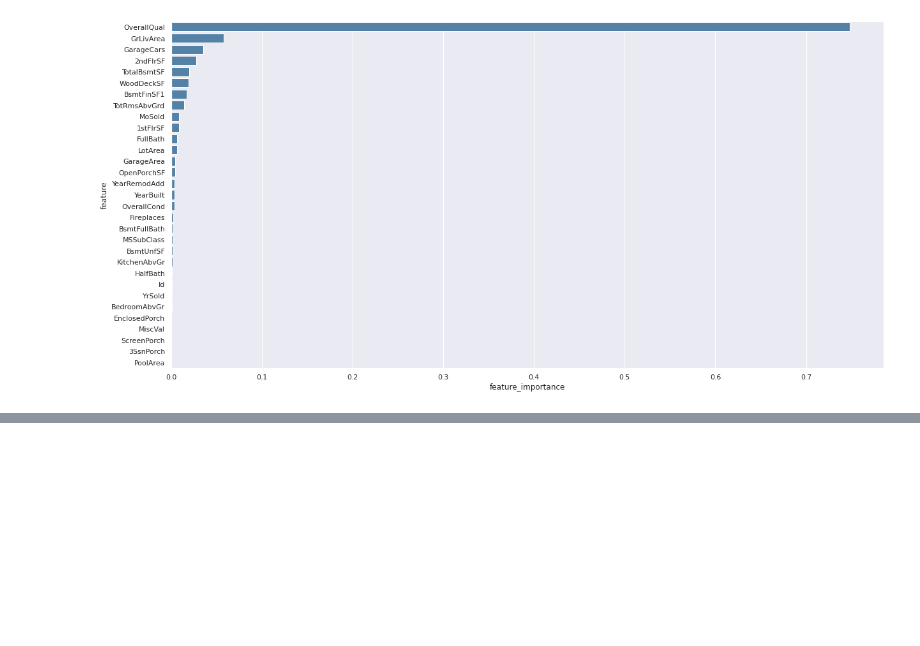
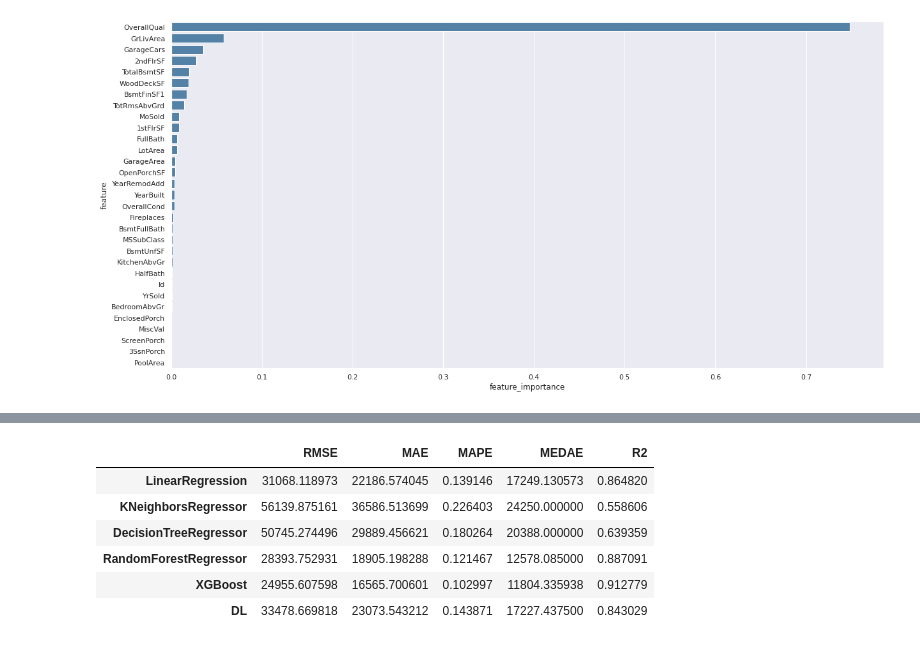
Before and after one commit to VascoBartolo/ML_project, a Jupyter notebook: ML_project.ipynb, the cells around one changed output, grey strips where cells are left out. Saved outputs shown, nothing was run; the diff lists cells and outputs as text; code cells hidden in the pictures; blank space fills up the shorter version.

```diff
--- a/ML_project.ipynb
+++ b/ML_project.ipynb
@@ -469,0 +634,27 @@ sns_feats = sns.barplot(x='feature_importance', y='feature', data=data_feat, ori
+# %%
+#mse_bestmodel=mean_squared_error(y_test, y_pred)
+rmse_DL=mean_squared_error(y_test, y_pred_DL, squared=False)
+mae_DL=mean_absolute_error(y_test, y_pred_DL)
+mape_DL=mean_absolute_percentage_error(y_test, y_pred_DL)
+medae_DL=median_absolute_error(y_test, y_pred_DL)
+r2_DL=r2_score(y_test, y_pred_DL)
+
+#Generate a comparison table
+metrics_bestmodel = pd.DataFrame({
+    'RMSE': [rmse_lr, rmse_kn, rmse_dt, rmse_rf, rmse_xgb, rmse_DL ],
+    'MAE': [mae_lr, mae_kn, mae_dt, mae_rf, mae_xgb, mae_DL],
+    'MAPE': [mape_lr, mape_kn, mape_dt, mape_rf, mape_xgb, mape_DL],
+    'MEDAE': [medae_lr, medae_kn, medae_dt, medae_rf, medae_xgb, medae_DL],
+    'R2': [r2_lr, r2_kn, r2_dt, r2_rf, r2_xgb, r2_DL],
+
+},index=["LinearRegression","KNeighborsRegressor","DecisionTreeRegressor","RandomForestRegressor", "XGBoost", "DL"])
+
+metrics_bestmodel
+# %% [output]
+|  | RMSE | MAE | MAPE | MEDAE | R2 |
+| LinearRegression | 31068.118973 | 22186.574045 | 0.139146 | 17249.130573 | 0.864820 |
+| KNeighborsRegressor | 56139.875161 | 36586.513699 | 0.226403 | 24250.000000 | 0.558606 |
+| DecisionTreeRegressor | 50745.274496 | 29889.456621 | 0.180264 | 20388.000000 | 0.639359 |
+| RandomForestRegressor | 28393.752931 | 18905.198288 | 0.121467 | 12578.085000 | 0.887091 |
+| XGBoost | 24955.607598 | 16565.700601 | 0.102997 | 11804.335938 | 0.912779 |
+| DL | 33478.669818 | 23073.543212 | 0.143871 | 17227.437500 | 0.843029 |
```
Also changed, not shown: parts of 27 cells of this notebook.
